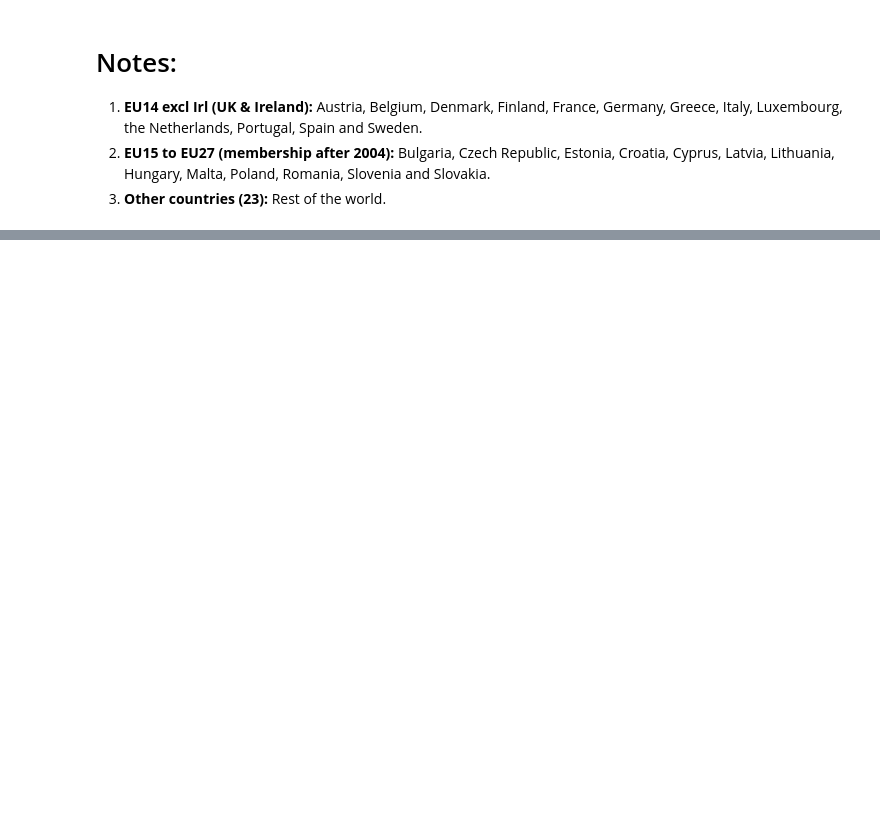
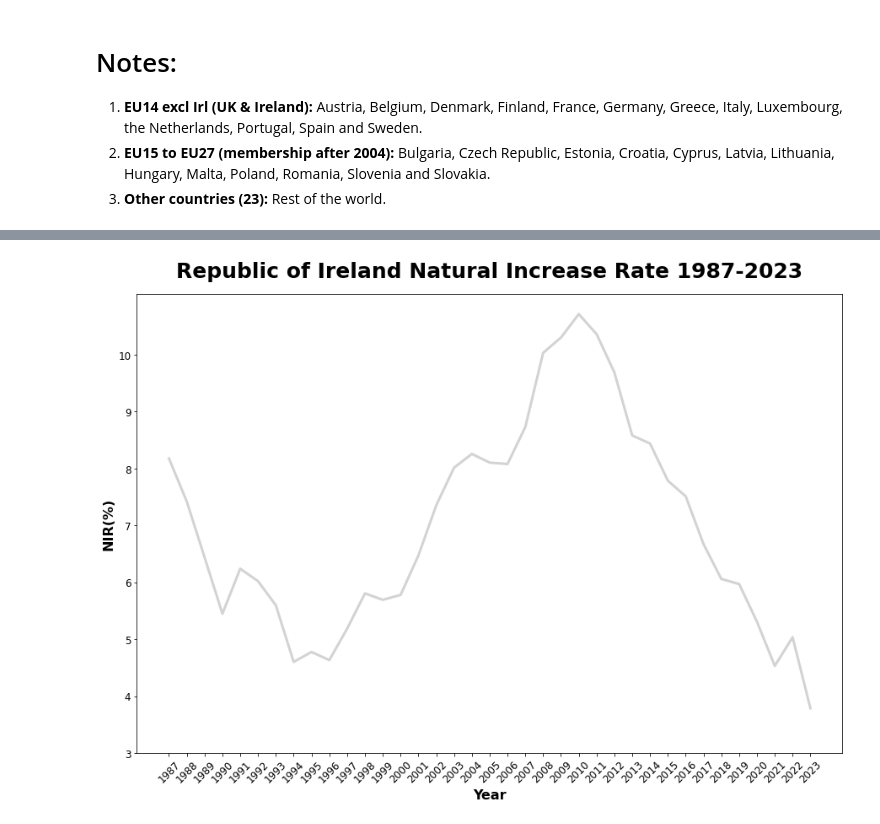
Before and after one commit to JoseRicoCct/CA1_Integrated_Assesment_MSc_Data_Analytics_CCT_Semester_1, a Jupyter notebook: Jupyter_Notebooks/1_CA1_Data_Visualisation_Part.ipynb, the cells around one changed output, grey strips where cells are left out. Drawn from its saved outputs; the diff is of its cells as text; code cells hidden in the pictures; blank space fills up the shorter version.

```diff
--- a/Jupyter_Notebooks/1_CA1_Data_Visualisation_Part.ipynb
+++ b/Jupyter_Notebooks/1_CA1_Data_Visualisation_Part.ipynb
@@ -1891,0 +2165,2 @@ dtype: float64
+# %%
+df8 = df8[(df8['Year'] < 1951) | (df8['Year'] > 1986)]
@@ -1891,0 +2187,9 @@ dtype: float64
+# %%
+df8 = df8[~((df8['Component'] == 'Emigrants')  | (df8['Component'] == 'Immigrants')
+            | (df8['Component'] == 'Population change') | (df8['Component'] == 'Natural increase'))]
+
+
+
+
+
+df8.info()
@@ -1891,0 +2207,3 @@ dtype: float64
+# %%
+df8.reset_index(drop=True, inplace=True)
+df8.head(9)
@@ -1891,0 +2257,12 @@ dtype: float64
+# %%
+
+def calculate_rates(df8):
+    df8['VALUE'] = pd.to_numeric(df8['VALUE'], errors='coerce')
+    df8_agg = df8.pivot(index='Year', columns='Component', values='VALUE').reset_index()
+    df8_agg['CBR'] = (df8_agg['Annual births'] / df8_agg['Population']) * 1000
+    df8_agg['CDR'] = (df8_agg['Annual deaths'] / df8_agg['Population']) * 1000
+    df8_agg['NIR'] = df8_agg['CBR'] - df8_agg['CDR']
+    return df8_agg
+
+# Assuming your DataFrame is named 'df8'
+df8 = calculate_rates(df8)
@@ -1891,0 +2345,18 @@ dtype: float64
+# %%
+# Plotting
+plt.figure(figsize=(15, 10))
+
+plt.plot(df8['Year'], df8['NIR'],color='lightgray', label='Average_Age',linewidth=3)
+
+
+# Lables
+plt.title('Republic of Ireland Natural Increase Rate 1987-2023', loc="center", pad=20, fontsize=25, fontweight="bold")
+plt.xlabel('Year', fontsize=16, fontweight="bold")
+plt.ylabel('NIR(%)', fontsize=16, fontweight="bold")
+plt.ticklabel_format(style='plain', axis='y')
+plt.yticks(range(3, 11, 1),fontsize=12) # Creating a range having more values it's useful!!
+plt.xticks(df8['Year'],rotation=45,fontsize=12)
+
+plt.show()
+# %% [output]
+[figure, added]
```
Also changed, not shown: parts of 167 cells of this notebook.
